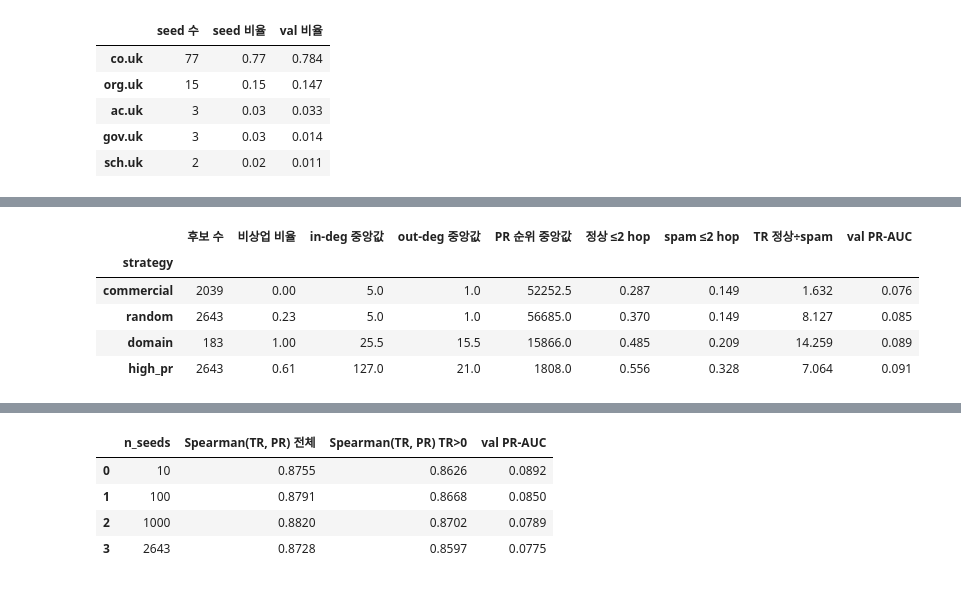
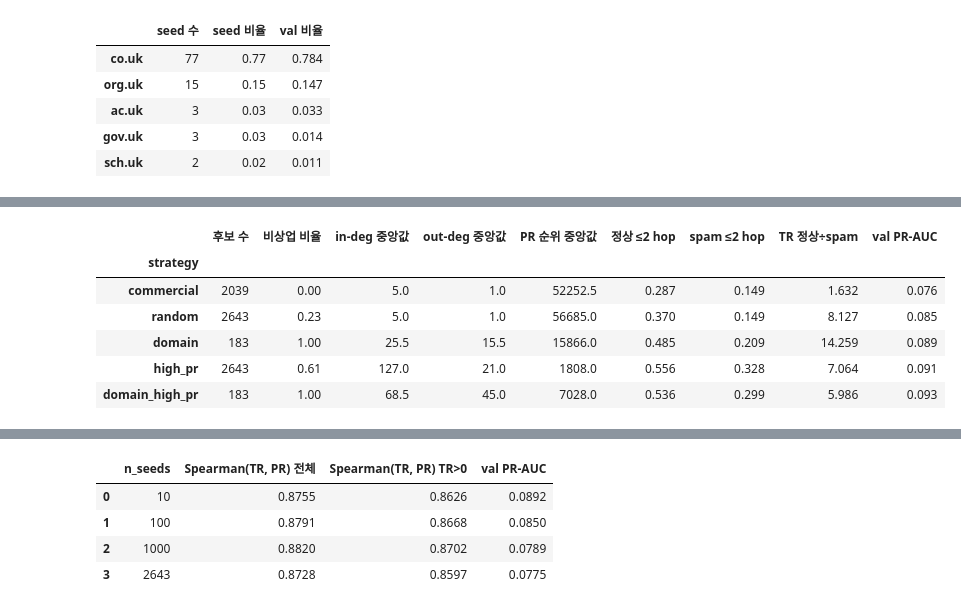
Before and after one commit to notyangji/Trust-Aware_Spam_Ranking, a Jupyter notebook: notebooks/02_results.ipynb, the cells around one changed output, grey strips where cells are left out. Saved outputs shown, nothing was run; the diff lists cells and outputs as text; code cells hidden in the pictures.

```diff
--- a/notebooks/02_results.ipynb
+++ b/notebooks/02_results.ipynb
@@ -397,37 +572,34 @@ pd.DataFrame({"seed 수": seed_dom, "seed 비율": seed_dom / seed_dom.sum(),
 # %%
-# 3-2 (seed 전략별 비교). E2의 네 전략이 고른 seed의 구성과 도달 범위 (random_seed 0, seed 100개)
-#   비상업 비율: seed 중 co.uk가 아닌 비율
-#   ≤2 hop: val host 중 seed에서 링크 2번 이내로 닿는 비율 (정상/spam 따로)
-#   TR 정상÷spam: val 정상 host의 평균 TR ÷ val spam의 평균 TR (클수록 trust가 정상 쪽에 몰림)
 from scripts.run_experiment import ScoreCache
 
 cache = ScoreCache(ds, cfg, {k: rank[k] for k in ("tol", "max_iter", "dangling")})
 pr_rank = (-pr).argsort().argsort() + 1                 # 1 = PageRank 1위
 base = {"beta": rank["beta"], "contamination_rate": 0.0, "random_seed": 0, "n_seeds": 100}
 profile = []
-for strategy in ["commercial", "random", "domain", "high_pr"]:
+for strategy in ["commercial", "random", "domain", "high_pr", "domain_high_pr"]:
     run = {**base, "seed_strategy": strategy}
     s = cache.trusted(run)
     t, _ = cache.score("trustrank", run)
     h = hop_distance(A, s)[idx]
     dom = np.array([domain_of(ds.graph.hostnames[i]) for i in s])
     profile.append({
         "strategy": strategy, "후보 수": len(cache.seed_pool(strategy)),
         "비상업 비율": np.mean(dom != "co.uk"),
         "in-deg 중앙값": np.median(in_deg[s]), "out-deg 중앙값": np.median(out_deg[s]),
         "PR 순위 중앙값": np.median(pr_rank[s]),
         "정상 ≤2 hop": np.mean(h[y == 0] <= 2), "spam ≤2 hop": np.mean(h[y == 1] <= 2),
         "TR 정상÷spam": t[idx][y == 0].mean() / t[idx][y == 1].mean(),
         "val PR-AUC": pr_auc(-t[idx], y)})
 profile = pd.DataFrame(profile).set_index("strategy")
 (METRICS / "seed_strategy_profile.md").write_text(
-    "### E2 seed 전략별 구성과 도달 범위 (random_seed 0, seed 100개, val)\n\n" + md_table(profile.round(3).reset_index()) + "\n",
+    "### E2 seed 전략별 구성과 도달 범위 (random_seed 0, seed 100개, val). domain_high_pr는 탐색 결과\n\n" + md_table(profile.round(3).reset_index()) + "\n",
     encoding="utf-8")
 profile.round(3)
 # %% [output]
 |  | 후보 수 | 비상업 비율 | in-deg 중앙값 | out-deg 중앙값 | PR 순위 중앙값 | 정상 ≤2 hop | spam ≤2 hop | TR 정상÷spam | val PR-AUC |
 | strategy |  |  |  |  |  |  |  |  |  |
 | commercial | 2039 | 0.00 | 5.0 | 1.0 | 52252.5 | 0.287 | 0.149 | 1.632 | 0.076 |
 | random | 2643 | 0.23 | 5.0 | 1.0 | 56685.0 | 0.370 | 0.149 | 8.127 | 0.085 |
 | domain | 183 | 1.00 | 25.5 | 15.5 | 15866.0 | 0.485 | 0.209 | 14.259 | 0.089 |
 | high_pr | 2643 | 0.61 | 127.0 | 21.0 | 1808.0 | 0.556 | 0.328 | 7.064 | 0.091 |
+| domain_high_pr | 183 | 1.00 | 68.5 | 45.0 | 7028.0 | 0.536 | 0.299 | 5.986 | 0.093 |
```
Also changed, not shown: parts of 37 cells of this notebook, 8 other files.
